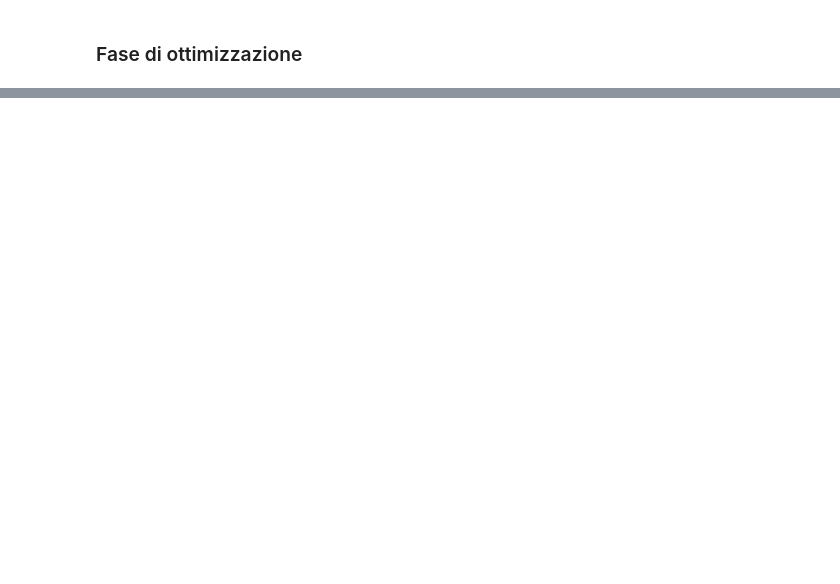
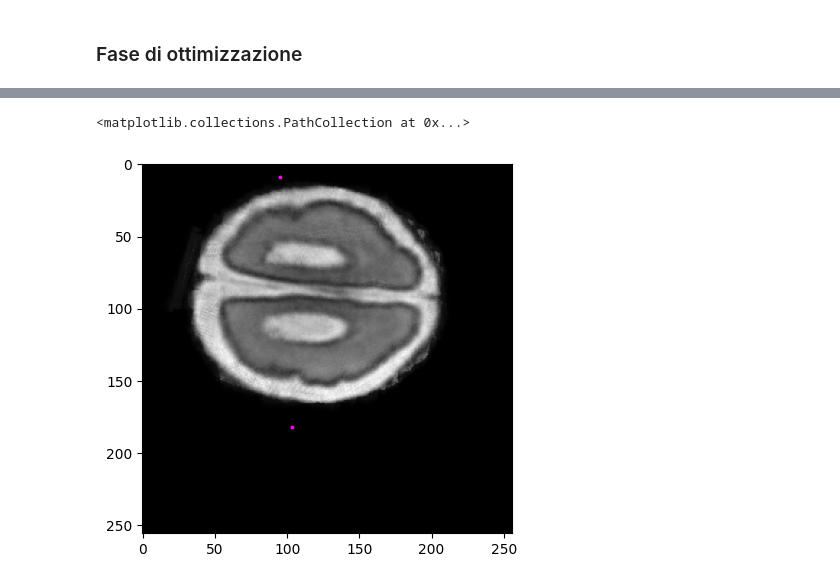
Before and after one commit to GiLonga/FeTa_challenge_2024, a Jupyter notebook: prediction.ipynb, the cells around one changed output, grey strips where cells are left out. Saved outputs shown, nothing was run; the diff lists cells and outputs as text; code cells hidden in the pictures; blank space fills up the shorter version.

```diff
--- a/prediction.ipynb
+++ b/prediction.ipynb
@@ -158,0 +252,7 @@ for i in range(5):
+# %%
+plt.imshow(my_img[:,:,127],cmap='gray')
+plt.scatter(103,182, c="magenta", s=3)
+plt.scatter(95,9, c="magenta", s=3)
+# %% [output]
+<matplotlib.collections.PathCollection at 0x...>
+[figure, added]
```
Also changed, not shown: parts of 23 cells of this notebook, 2 other files.
